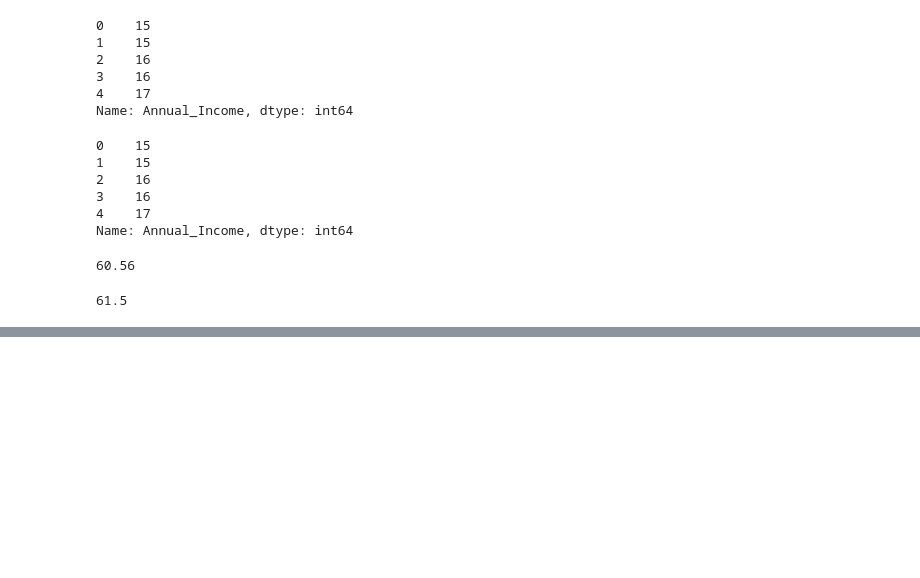
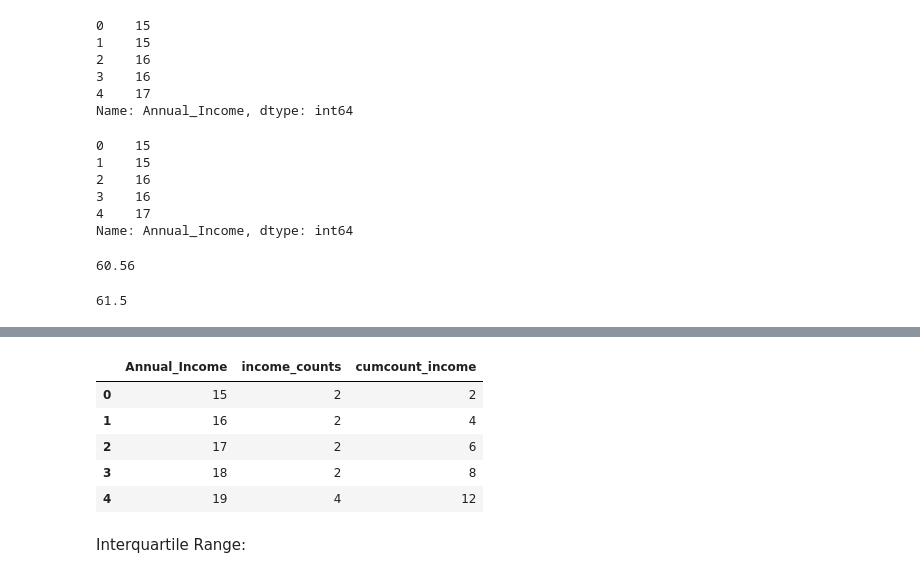
Before and after one commit to mellymillionz/python_notes, a Jupyter notebook: pandas_stats_review.ipynb/pandas_stats_review_lesson1.ipynb, the cells around one changed output, grey strips where cells are left out. Saved outputs shown, nothing was run; the diff lists cells and outputs as text; code cells hidden in the pictures; blank space fills up the shorter version.

```diff
--- a/pandas_stats_review.ipynb/pandas_stats_review_lesson1.ipynb
+++ b/pandas_stats_review.ipynb/pandas_stats_review_lesson1.ipynb
@@ -115,0 +139,3 @@ plt.legend()
+# %%
+#make a copy of the income data
+income_data = df[['Annual_Income']].copy()
@@ -115,0 +198,5 @@ plt.legend()
+# %%
+#Do the same for the income column! First, sort by ascending for the income column
+
+income_data = income_data.sort_values('Annual_Income')
+income_data.head()
@@ -115,0 +210,3 @@ plt.legend()
+# %%
+income_data = income_data.groupby('Annual_Income', as_index = False).count()
+income_data.head()
@@ -115,0 +220,12 @@ plt.legend()
+# %%
+income_data['cumcount_income'] = income_data['income_counts'].cumsum()
+income_data.head()
+# %% [output]
+|  | Annual_Income | income_counts | cumcount_income |
+| 0 | 15 | 2 | 2 |
+| 1 | 16 | 2 | 4 |
+| 2 | 17 | 2 | 6 |
+| 3 | 18 | 2 | 8 |
+| 4 | 19 | 4 | 12 |
+# %% [markdown]
+Interquartile Range:
```
Also changed, not shown: parts of 14 cells of this notebook.
